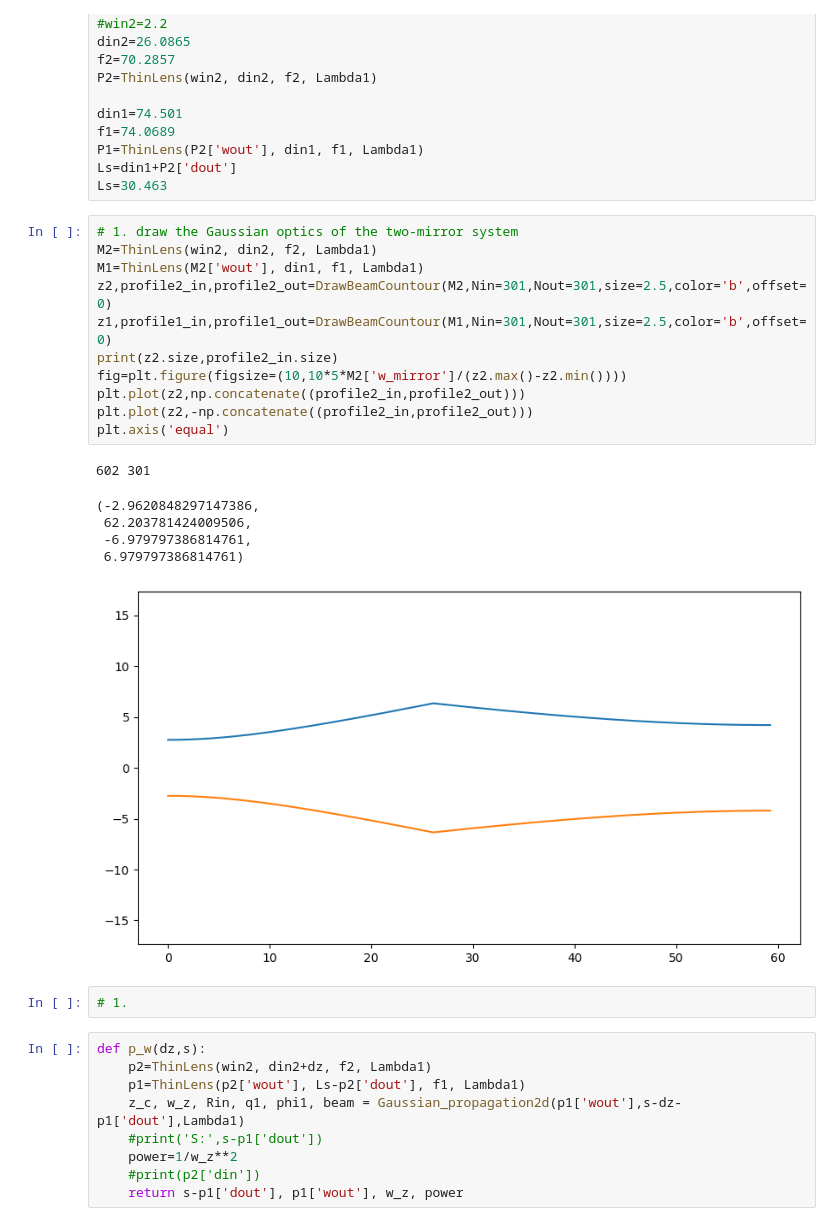
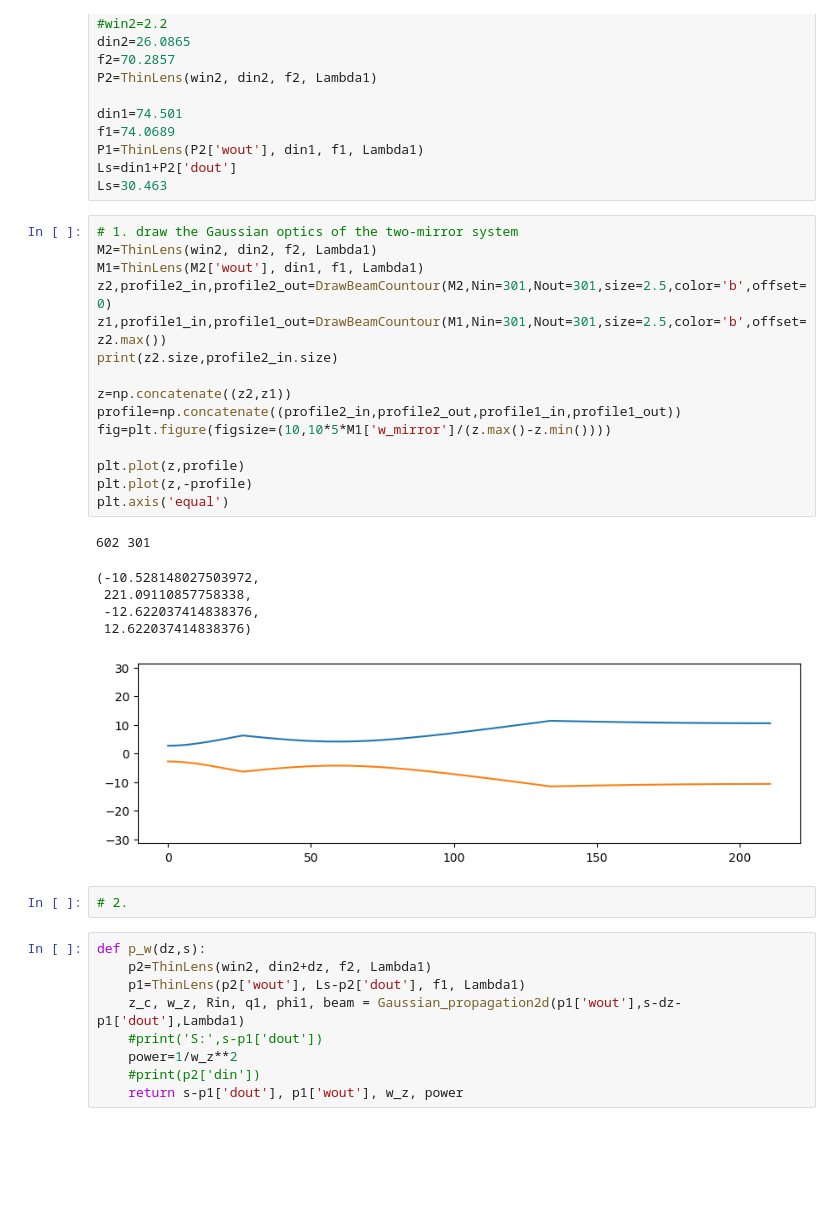
Before and after one commit to XiaodongRencologne/GaussianOptics, a Jupyter notebook: CHAMP_Test.ipynb, the cells around one changed output. Drawn from its saved outputs; the diff is of its cells as text; blank space fills up the shorter version.

Commit message:
curve plots

```diff
--- a/CHAMP_Test.ipynb
+++ b/CHAMP_Test.ipynb
@@ -23,23 +23,27 @@ Ls=30.463
 # %%
 # 1. draw the Gaussian optics of the two-mirror system
 M2=ThinLens(win2, din2, f2, Lambda1)
 M1=ThinLens(M2['wout'], din1, f1, Lambda1)
 z2,profile2_in,profile2_out=DrawBeamCountour(M2,Nin=301,Nout=301,size=2.5,color='b',offset=0)
-z1,profile1_in,profile1_out=DrawBeamCountour(M1,Nin=301,Nout=301,size=2.5,color='b',offset=0)
+z1,profile1_in,profile1_out=DrawBeamCountour(M1,Nin=301,Nout=301,size=2.5,color='b',offset=z2.max())
 print(z2.size,profile2_in.size)
-fig=plt.figure(figsize=(10,10*5*M2['w_mirror']/(z2.max()-z2.min())))
-plt.plot(z2,np.concatenate((profile2_in,profile2_out)))
-plt.plot(z2,-np.concatenate((profile2_in,profile2_out)))
+
+z=np.concatenate((z2,z1))
+profile=np.concatenate((profile2_in,profile2_out,profile1_in,profile1_out))
+fig=plt.figure(figsize=(10,10*5*M1['w_mirror']/(z.max()-z.min())))
+
+plt.plot(z,profile)
+plt.plot(z,-profile)
 plt.axis('equal')
 # %% [output]
 602 301
-(-2.9620848297147386,
- 62.203781424009506,
- -6.979797386814761,
- 6.979797386814761)
+(-10.528148027503972,
+ 221.09110857758338,
+ -12.622037414838376,
+ 12.622037414838376)
-[figure, old version]
+[figure, new version]
 # %%
-# 1.
+# 2.
 # %%
 def p_w(dz,s):
     p2=ThinLens(win2, din2+dz, f2, Lambda1)
```
